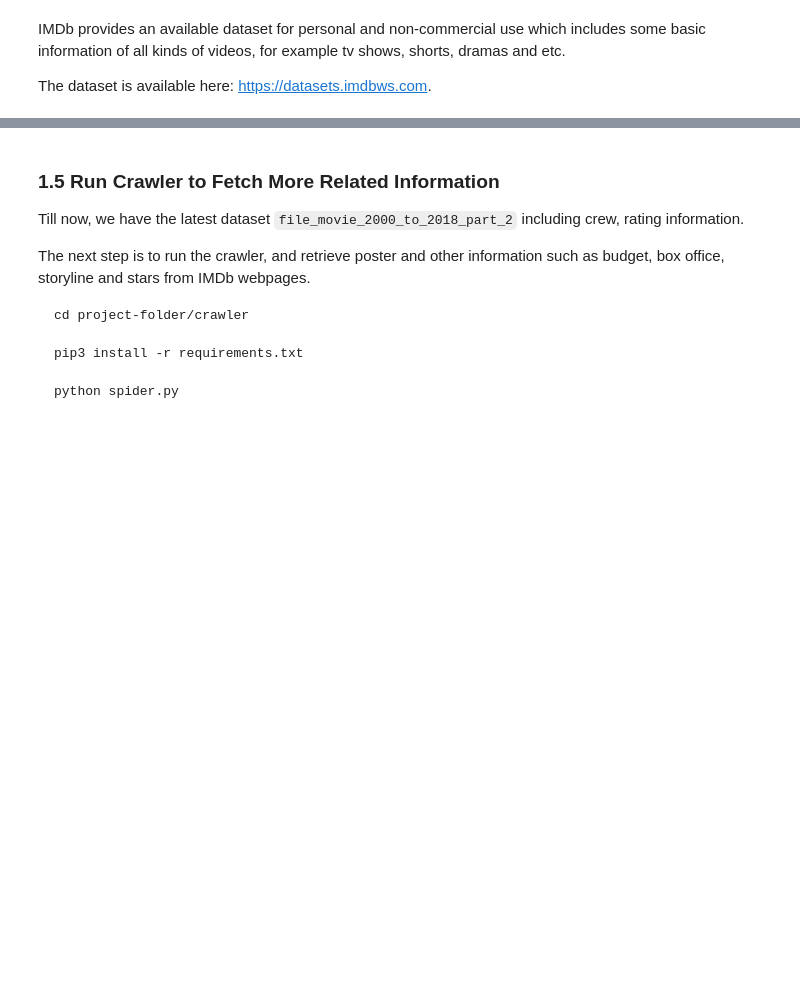
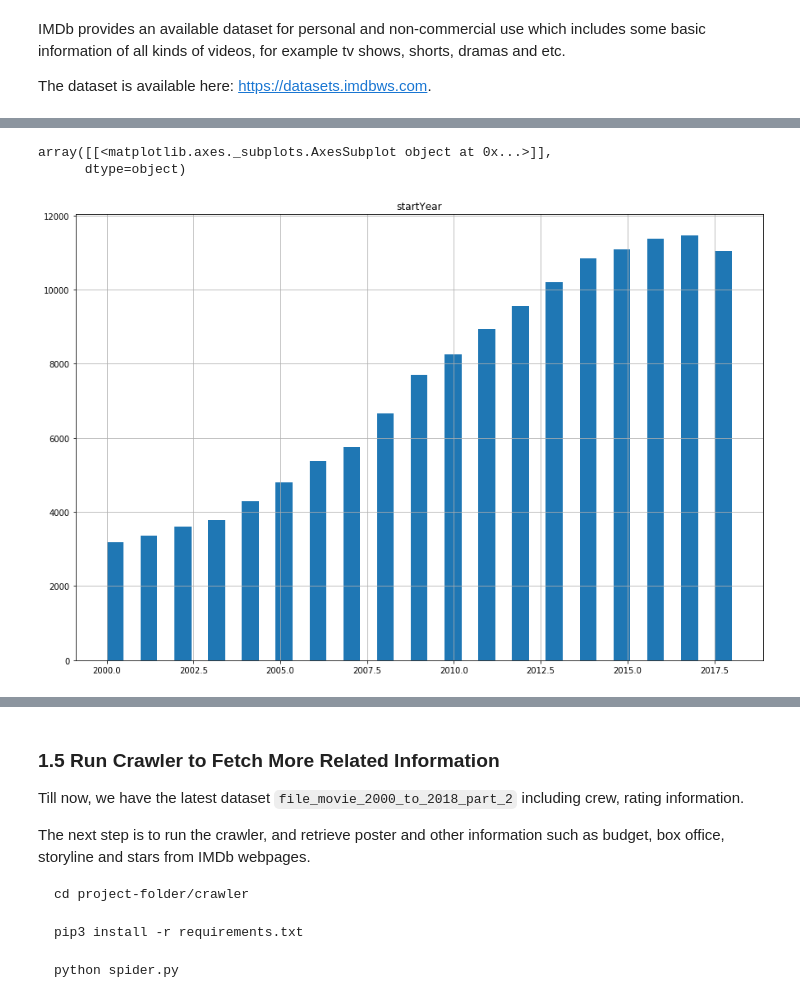
Before and after one commit to pupboss/CE7454-Project-Fall2019, a Jupyter notebook: notebook/notebook.ipynb, the cells around one changed output, grey strips where cells are left out. Cells and saved outputs as stored; diff of their text form; code cells hidden in the pictures; blank space fills up the shorter version.

```diff
--- a/notebook/notebook.ipynb
+++ b/notebook/notebook.ipynb
@@ -56,0 +113,3 @@ First we have to filter the data we wanted, to seperate the movies data part, th
+# %%
+file_movie_list = pd.read_csv('../data/movie_2000_to_2018.tsv', delimiter='\t')
+file_movie_list.describe()
@@ -56,0 +126,6 @@ First we have to filter the data we wanted, to seperate the movies data part, th
+# %%
+file_movie_list.hist(column="startYear",figsize=(15,10),bins=37)
+# %% [output]
+array([[<matplotlib.axes._subplots.AxesSubplot object at 0x...>]],
+      dtype=object)
+[figure, added]
```
Also changed, not shown: parts of 12 cells of this notebook, 4 other files.
